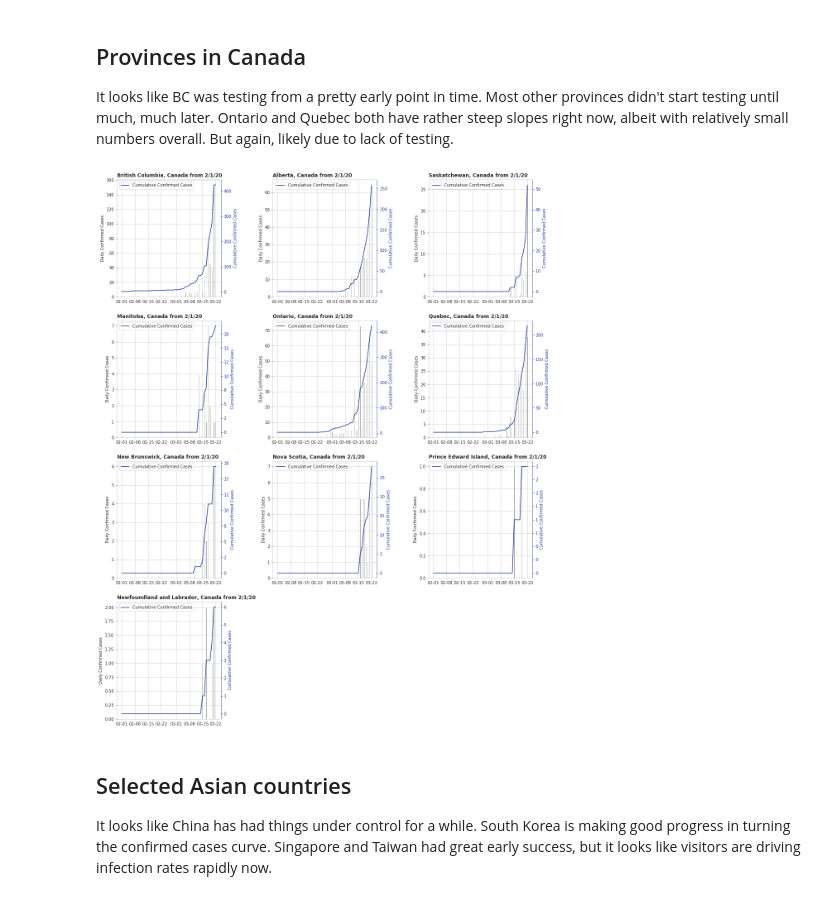
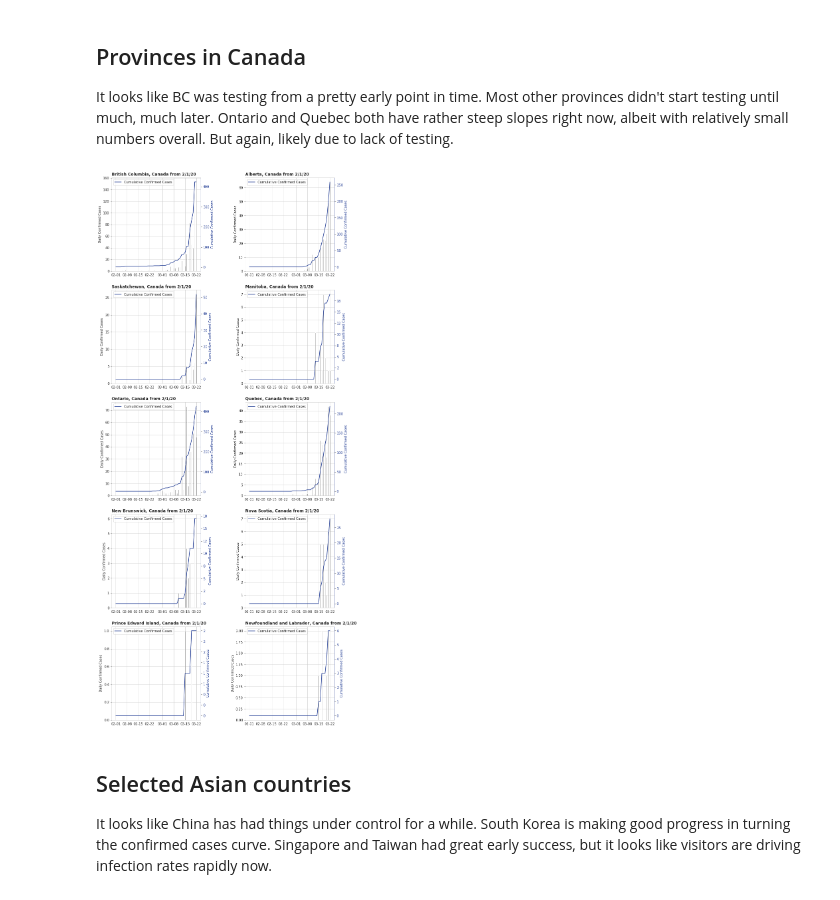
Before and after one commit to jflam/my-blog, a Jupyter notebook: _notebooks/2020-03-23-dashboard.ipynb, the cells around one changed output. Drawn from its saved outputs; the diff is of its cells as text; code cells hidden in the pictures.

```diff
--- a/_notebooks/2020-03-23-dashboard.ipynb
+++ b/_notebooks/2020-03-23-dashboard.ipynb
@@ -6,6 +6,8 @@
 import pandas as pd
 import matplotlib.pyplot as plt
 from covid19.core import *
+
+COLUMNS = 2
 # %% [markdown]
 # COVID19 Dashboard
 
@@ -47,12 +49,12 @@ It looks like BC was testing from a pretty early point in time. Most other provi
 # %%
 provinces = ['British Columbia', 'Alberta', 'Saskatchewan', 'Manitoba', 'Ontario', 'Quebec', 'New Brunswick', 'Nova Scotia', 'Prince Edward Island', 'Newfoundland and Labrador']
 countries = ['Canada'] * len(provinces)
 start_dates = ['2/1/20'] * len(provinces)
 canada_df = pd.DataFrame({'state': provinces, 'country': countries, 'start_date': start_dates})
-generate_plots(canada_df, 3)
+generate_plots(canada_df, COLUMNS)
 plt.show()
 # %% [output]
-[figure, old version]
+[figure, new version]
 # %% [markdown]
 ## Selected Asian countries
 
```
Also changed, not shown: parts of 7 cells of this notebook, 1 other file.
